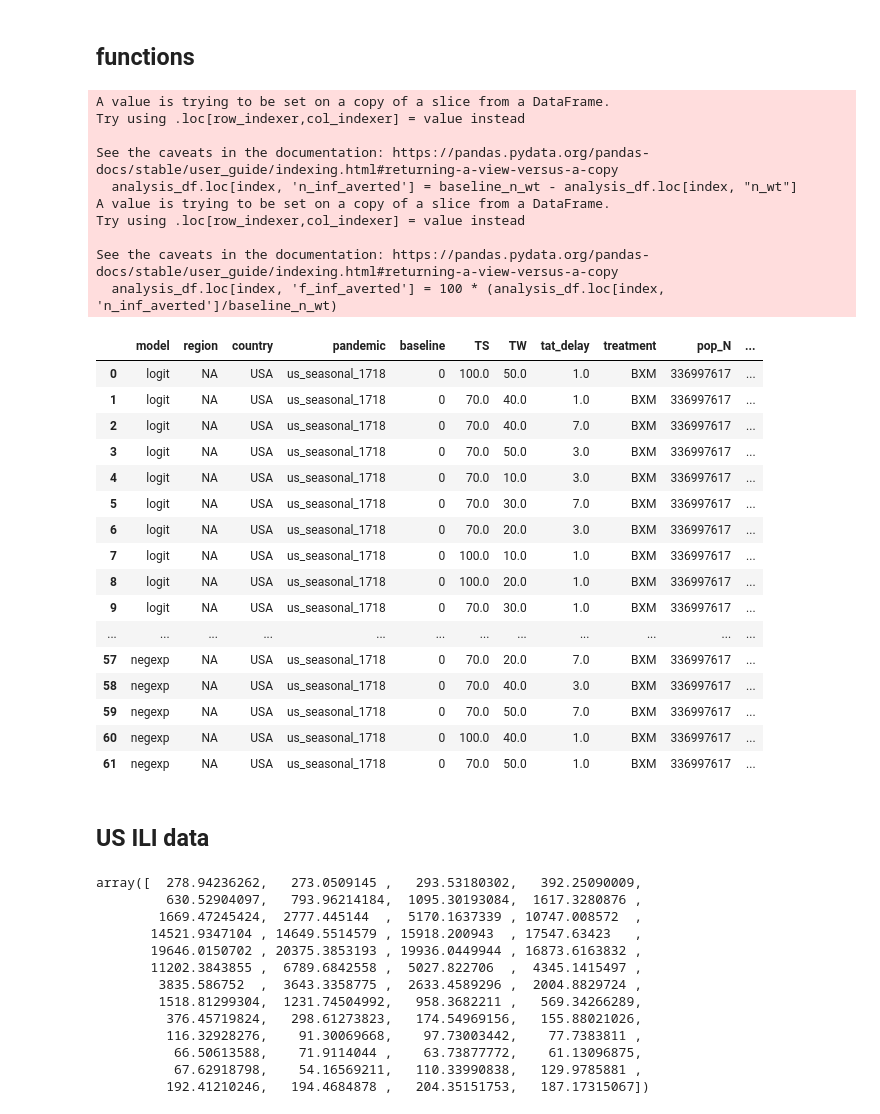
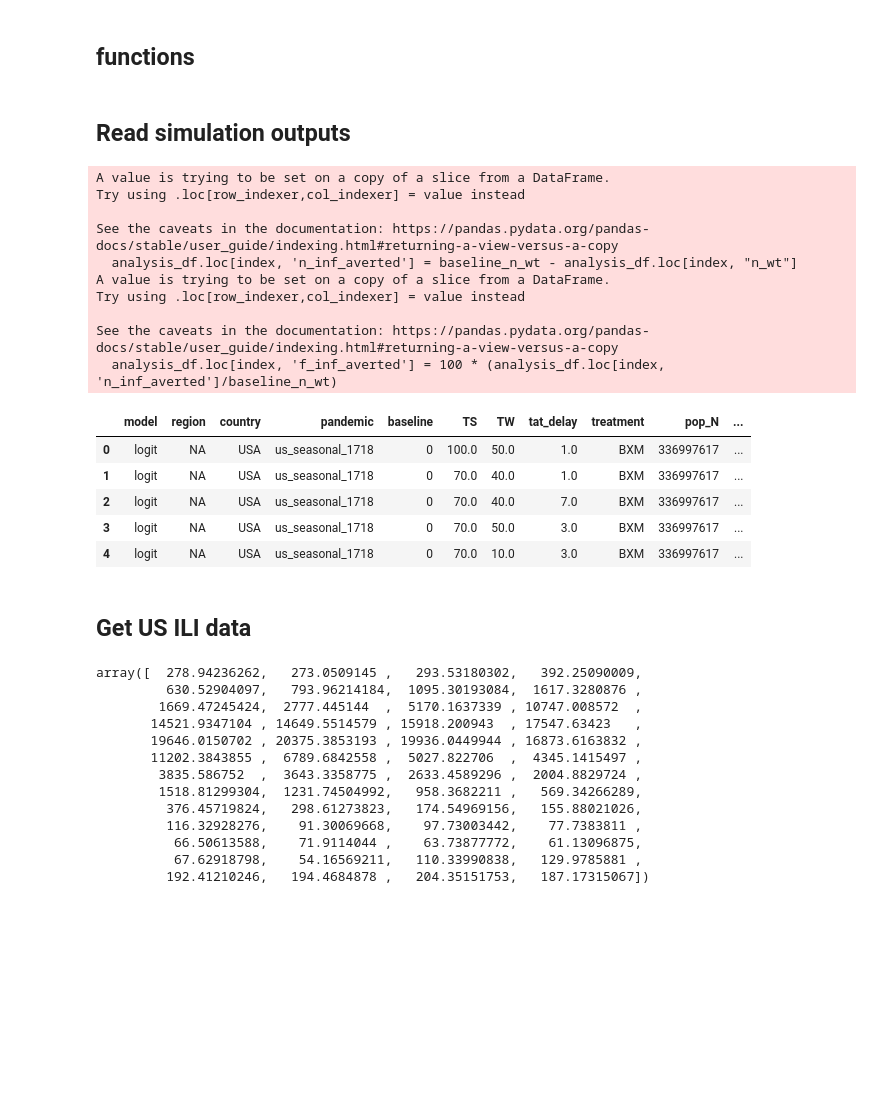
Before and after one commit to AMC-LAEB/flu-antiviral-stockpile, a Jupyter notebook: notebooks/us_seasonal_1718.ipynb, the cells around one changed output. Cells and saved outputs as stored; diff of their text form; code cells hidden in the pictures; blank space fills up the shorter version.

```diff
--- a/notebooks/us_seasonal_1718.ipynb
+++ b/notebooks/us_seasonal_1718.ipynb
@@ -152,57 +156,47 @@ def extract_results_from_zipfile(fpath, model=None):
 
     df = pd.DataFrame.from_dict(df)
     return df
+# %% [markdown]
+## Read simulation outputs
 # %%
 us_seasonal_df = []
 for root, dirs, files in os.walk("../simulations/us_seasonal_1718/"):
     for file in files:
         if re.search(".zip", file):
             fpath = root + "/" + file
             df = extract_results_from_zipfile(fpath)
             us_seasonal_df.append(df)
 
 us_seasonal_df = pd.concat(us_seasonal_df, ignore_index=True)
 baseline_df = us_seasonal_df[us_seasonal_df["baseline"]>0]
 analysis_df = us_seasonal_df[us_seasonal_df["baseline"]==0]
+
+# compute infections averted
+for model in baseline_df['model'].unique():
+    index = analysis_df[analysis_df['model']==model].copy().index
+    baseline_n_wt = baseline_df[baseline_df['model']==model]['n_wt'].iloc[0]
+    analysis_df.loc[index, 'n_inf_averted'] = baseline_n_wt - analysis_df.loc[index, "n_wt"]
+    analysis_df.loc[index, 'f_inf_averted'] = 100 * (analysis_df.loc[index, 'n_inf_averted']/baseline_n_wt)
+analysis_df.head()
+# %% [output]
+A value is trying to be set on a copy of a slice from a DataFrame.
+Try using .loc[row_indexer,col_indexer] = value instead
+
+See the caveats in the documentation: https://pandas.pydata.org/pandas-docs/stable/user_guide/indexing.html#returning-a-view-versus-a-copy
+  analysis_df.loc[index, 'n_inf_averted'] = baseline_n_wt - analysis_df.loc[index, "n_wt"]
+A value is trying to be set on a copy of a slice from a DataFrame.
+Try using .loc[row_indexer,col_indexer] = value instead
+
+See the caveats in the documentation: https://pandas.pydata.org/pandas-docs/stable/user_guide/indexing.html#returning-a-view-versus-a-copy
+  analysis_df.loc[index, 'f_inf_averted'] = 100 * (analysis_df.loc[index, 'n_inf_averted']/baseline_n_wt)
+|  | model | region | country | pandemic | baseline | TS | TW | tat_delay | treatment | pop_N | ... |
+| 0 | logit | NA | USA | us_seasonal_1718 | 0 | 100.0 | 50.0 | 1.0 | BXM | 336997617 | ... |
+| 1 | logit | NA | USA | us_seasonal_1718 | 0 | 70.0 | 40.0 | 1.0 | BXM | 336997617 | ... |
+| 2 | logit | NA | USA | us_seasonal_1718 | 0 | 70.0 | 40.0 | 7.0 | BXM | 336997617 | ... |
+| 3 | logit | NA | USA | us_seasonal_1718 | 0 | 70.0 | 50.0 | 3.0 | BXM | 336997617 | ... |
+| 4 | logit | NA | USA | us_seasonal_1718 | 0 | 70.0 | 10.0 | 3.0 | BXM | 336997617 | ... |
-# %%
-# compute infections averted
-for model in baseline_df['model'].unique():
-    index = analysis_df[analysis_df['model']==model].index
-    baseline_n_wt = baseline_df[baseline_df['model']==model]['n_wt'].iloc[0]
-    analysis_df.loc[index, 'n_inf_averted'] = baseline_n_wt - analysis_df.loc[index, "n_wt"]
-    analysis_df.loc[index, 'f_inf_averted'] = 100 * (analysis_df.loc[index, 'n_inf_averted']/baseline_n_wt)
-
-analysis_df
-# %% [output]
-A value is trying to be set on a copy of a slice from a DataFrame.
-Try using .loc[row_indexer,col_indexer] = value instead
-
-See the caveats in the documentation: https://pandas.pydata.org/pandas-docs/stable/user_guide/indexing.html#returning-a-view-versus-a-copy
-  analysis_df.loc[index, 'n_inf_averted'] = baseline_n_wt - analysis_df.loc[index, "n_wt"]
-A value is trying to be set on a copy of a slice from a DataFrame.
-Try using .loc[row_indexer,col_indexer] = value instead
-
-See the caveats in the documentation: https://pandas.pydata.org/pandas-docs/stable/user_guide/indexing.html#returning-a-view-versus-a-copy
-  analysis_df.loc[index, 'f_inf_averted'] = 100 * (analysis_df.loc[index, 'n_inf_averted']/baseline_n_wt)
-|  | model | region | country | pandemic | baseline | TS | TW | tat_delay | treatment | pop_N | ... |
-| 0 | logit | NA | USA | us_seasonal_1718 | 0 | 100.0 | 50.0 | 1.0 | BXM | 336997617 | ... |
-| 1 | logit | NA | USA | us_seasonal_1718 | 0 | 70.0 | 40.0 | 1.0 | BXM | 336997617 | ... |
-| 2 | logit | NA | USA | us_seasonal_1718 | 0 | 70.0 | 40.0 | 7.0 | BXM | 336997617 | ... |
-| 3 | logit | NA | USA | us_seasonal_1718 | 0 | 70.0 | 50.0 | 3.0 | BXM | 336997617 | ... |
-| 4 | logit | NA | USA | us_seasonal_1718 | 0 | 70.0 | 10.0 | 3.0 | BXM | 336997617 | ... |
-| 5 | logit | NA | USA | us_seasonal_1718 | 0 | 70.0 | 30.0 | 7.0 | BXM | 336997617 | ... |
-| 6 | logit | NA | USA | us_seasonal_1718 | 0 | 70.0 | 20.0 | 3.0 | BXM | 336997617 | ... |
-| 7 | logit | NA | USA | us_seasonal_1718 | 0 | 100.0 | 10.0 | 1.0 | BXM | 336997617 | ... |
-| 8 | logit | NA | USA | us_seasonal_1718 | 0 | 100.0 | 20.0 | 1.0 | BXM | 336997617 | ... |
-| 9 | logit | NA | USA | us_seasonal_1718 | 0 | 70.0 | 30.0 | 1.0 | BXM | 336997617 | ... |
-| ... | ... | ... | ... | ... | ... | ... | ... | ... | ... | ... | ... |
-| 57 | negexp | NA | USA | us_seasonal_1718 | 0 | 70.0 | 20.0 | 7.0 | BXM | 336997617 | ... |
-| 58 | negexp | NA | USA | us_seasonal_1718 | 0 | 70.0 | 40.0 | 3.0 | BXM | 336997617 | ... |
-| 59 | negexp | NA | USA | us_seasonal_1718 | 0 | 70.0 | 50.0 | 7.0 | BXM | 336997617 | ... |
-| 60 | negexp | NA | USA | us_seasonal_1718 | 0 | 100.0 | 40.0 | 1.0 | BXM | 336997617 | ... |
-| 61 | negexp | NA | USA | us_seasonal_1718 | 0 | 70.0 | 50.0 | 1.0 | BXM | 336997617 | ... |
 # %% [markdown]
-## US ILI data
+## Get US ILI data
 # %%
 season = "2017-2018"
 us_ili_data = pd.read_csv("../data/US_%s_ILIdata/ILINet.csv"%(season), skiprows=1).set_index(["YEAR", "WEEK"]).sort_index()
```
Also changed, not shown: parts of 7 cells of this notebook, 7 other files.
